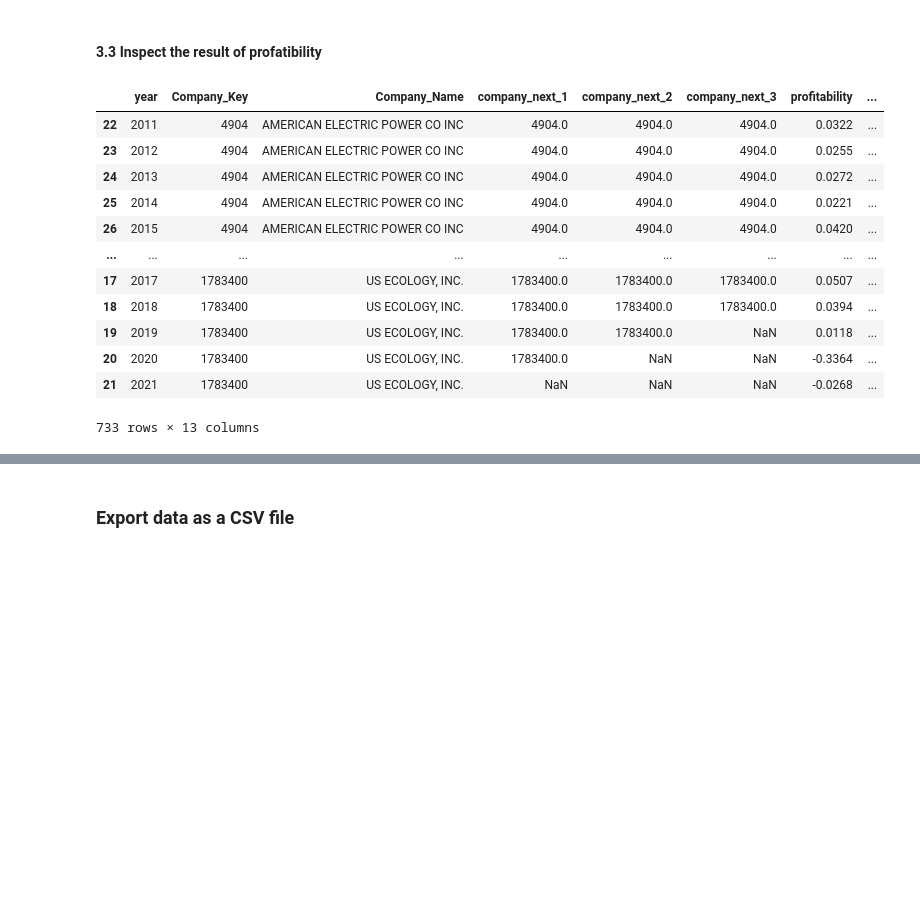
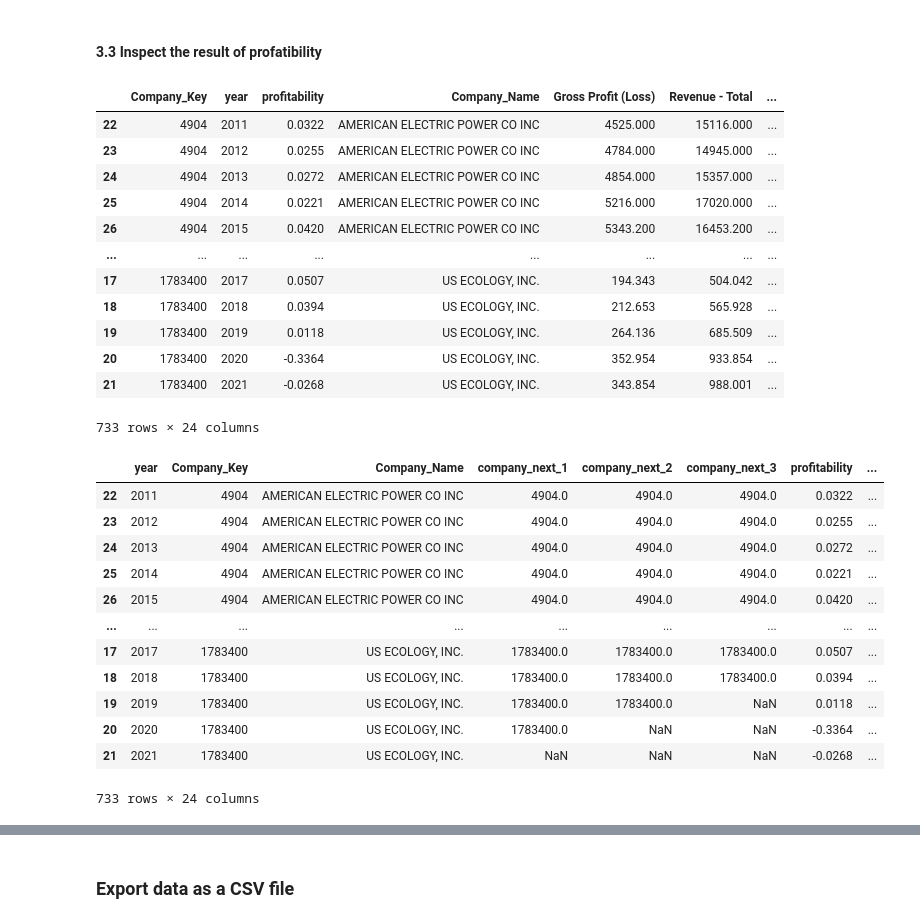
Before and after one commit to chaitanya2593/SPM_G3, a Jupyter notebook: 4_calculate_profitability.ipynb, the cells around one changed output, grey strips where cells are left out. Drawn from its saved outputs; the diff is of its cells as text; code cells hidden in the pictures; blank space fills up the shorter version.

```diff
--- a/4_calculate_profitability.ipynb
+++ b/4_calculate_profitability.ipynb
@@ -231,7 +231,9 @@ RENAMING_MAP_MERGED = {
     "Profitability": "profitability"
     }
 
-KEY_COLUMNS = ["Company_Key", "year", "profitability", "Company_Name"]
+financial_columns = [GROSS_PROFIT, REVENUE, GROSS_PROFIT_MARGIN, NET_INCOME, NET_PROFIT_MARGIN, OPERATING_EXPENSES, ASSETS, EQUITY, RETAINED_EARNINGS, ROA, ROE]
+
+KEY_COLUMNS = ["Company_Key", "year", "profitability", "Company_Name"] + financial_columns
 # %%
 # define functions to calculate profitability and percentage changes
 def get_profitability(df, ratio_columns:List = [OPERATING_PROFIT_MARGIN, NET_PROFIT_MARGIN, ROA, ROE, GROSS_PROFIT_MARGIN]):
@@ -310,12 +312,28 @@ df_profitability = df_merged.pipe(get_profitability)\
                             .pipe(get_key_columns, RENAMING_MAP_MERGED, KEY_COLUMNS)\
                             .pipe(reorder_df)\
                             .pipe(get_percentage_change)
+# %%
+df_profitability
+# %% [output]
+|  | Company_Key | year | profitability | Company_Name | Gross Profit (Loss) | Revenue - Total | ... |
+| 22 | 4904 | 2011 | 0.0322 | AMERICAN ELECTRIC POWER CO INC | 4525.000 | 15116.000 | ... |
+| 23 | 4904 | 2012 | 0.0255 | AMERICAN ELECTRIC POWER CO INC | 4784.000 | 14945.000 | ... |
+| 24 | 4904 | 2013 | 0.0272 | AMERICAN ELECTRIC POWER CO INC | 4854.000 | 15357.000 | ... |
+| 25 | 4904 | 2014 | 0.0221 | AMERICAN ELECTRIC POWER CO INC | 5216.000 | 17020.000 | ... |
+| 26 | 4904 | 2015 | 0.0420 | AMERICAN ELECTRIC POWER CO INC | 5343.200 | 16453.200 | ... |
+| ... | ... | ... | ... | ... | ... | ... | ... |
+| 17 | 1783400 | 2017 | 0.0507 | US ECOLOGY, INC. | 194.343 | 504.042 | ... |
+| 18 | 1783400 | 2018 | 0.0394 | US ECOLOGY, INC. | 212.653 | 565.928 | ... |
+| 19 | 1783400 | 2019 | 0.0118 | US ECOLOGY, INC. | 264.136 | 685.509 | ... |
+| 20 | 1783400 | 2020 | -0.3364 | US ECOLOGY, INC. | 352.954 | 933.854 | ... |
+| 21 | 1783400 | 2021 | -0.0268 | US ECOLOGY, INC. | 343.854 | 988.001 | ... |
+733 rows × 24 columns
 # %%
 # specift the order of the columns
 COLUMNS_ORDER = ["year", "Company_Key",
                  "Company_Name",  "company_next_1","company_next_2", "company_next_3",
                  "profitability", "profitability_next_1", "profitability_next_2", "profitability_next_3",
-                 "change_next_1", "change_next_2", "change_next_3"]
+                 "change_next_1", "change_next_2", "change_next_3"] + financial_columns
 
 # reorder the dataframe
 df_profitability = df_profitability[COLUMNS_ORDER]
@@ -333,7 +351,7 @@ df_profitability
 | 19 | 2019 | 1783400 | US ECOLOGY, INC. | 1783400.0 | 1783400.0 | NaN | 0.0118 | ... |
 | 20 | 2020 | 1783400 | US ECOLOGY, INC. | 1783400.0 | NaN | NaN | -0.3364 | ... |
 | 21 | 2021 | 1783400 | US ECOLOGY, INC. | NaN | NaN | NaN | -0.0268 | ... |
-733 rows × 13 columns
+733 rows × 24 columns
 # %%
 def remove_missing_records(df):
     # define the filters to clear the records that mix up companies after shifing the columns
```
Also changed, not shown: parts of 4 cells of this notebook, 2 other files.
